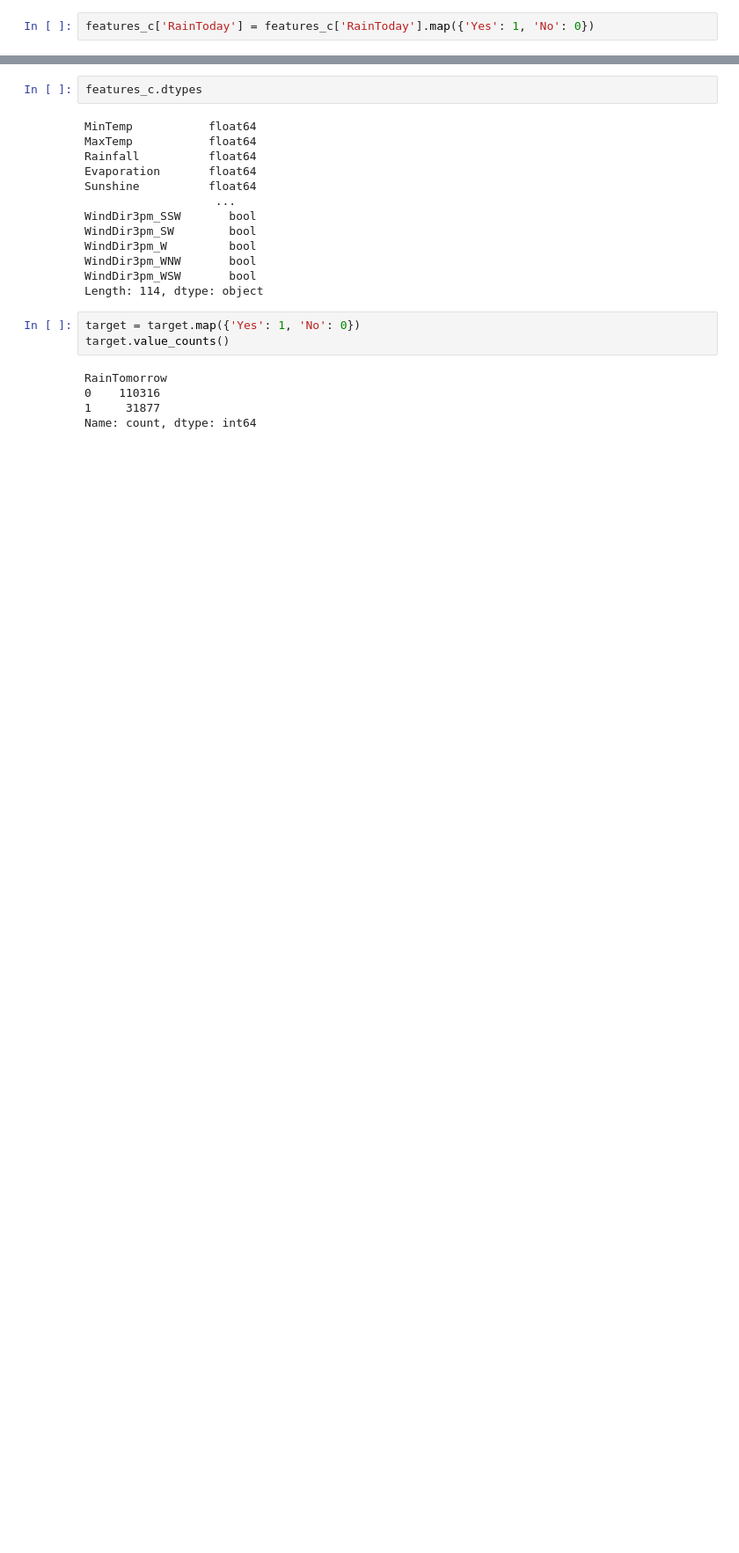
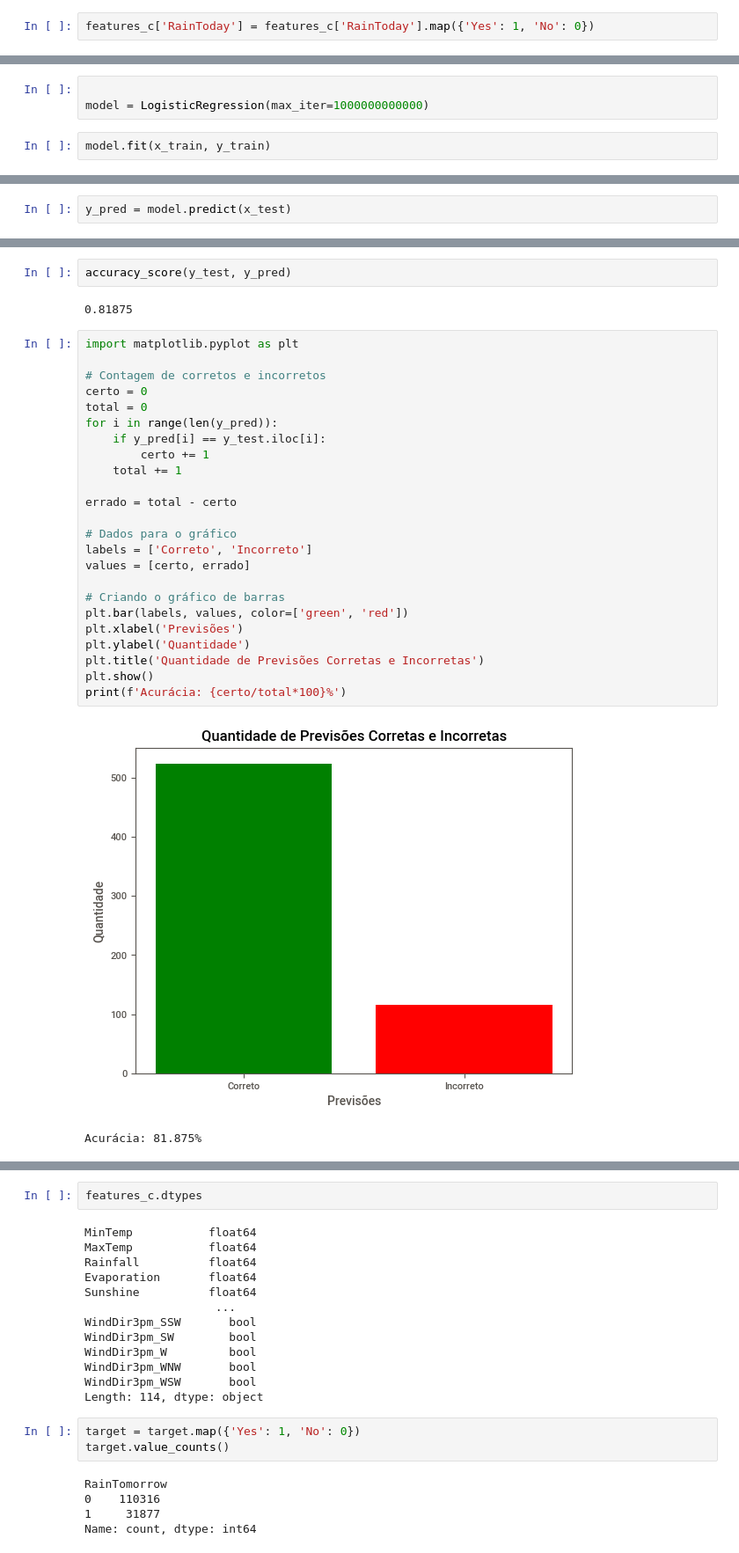
Before and after one commit to HenriqueFBadin/RainInAustraliaAnalysis, a Jupyter notebook: notebook-de-ml.ipynb, the cells around one changed output, grey strips where cells are left out. Shown at 88% size. Saved outputs shown, nothing was run; the diff lists cells and outputs as text; blank space fills up the shorter version.

```diff
--- a/notebook-de-ml.ipynb
+++ b/notebook-de-ml.ipynb
@@ -224,0 +257,5 @@ features_c['RainToday'] = features_c['RainToday'].map({'Yes': 1, 'No': 0})
+# %%
+
+model = LogisticRegression(max_iter=1000000000000)
+# %%
+model.fit(x_train, y_train)
@@ -224,0 +264,2 @@ features_c['RainToday'] = features_c['RainToday'].map({'Yes': 1, 'No': 0})
+# %%
+y_pred = model.predict(x_test)
@@ -225,2 +280,33 @@ features_c['RainToday'] = features_c['RainToday'].map({'Yes': 1, 'No': 0})
+# %%
+accuracy_score(y_test, y_pred)
+# %% [output]
+0.81875
+# %%
+import matplotlib.pyplot as plt
+
+# Contagem de corretos e incorretos
+certo = 0
+total = 0
+for i in range(len(y_pred)):
+    if y_pred[i] == y_test.iloc[i]:
+        certo += 1
+    total += 1
+
+errado = total - certo
+
+# Dados para o gráfico
+labels = ['Correto', 'Incorreto']
+values = [certo, errado]
+
+# Criando o gráfico de barras
+plt.bar(labels, values, color=['green', 'red'])
+plt.xlabel('Previsões')
+plt.ylabel('Quantidade')
+plt.title('Quantidade de Previsões Corretas e Incorretas')
+plt.show()
+print(f'Acurácia: {certo/total*100}%')
+# %% [output]
+[figure, added]
+Acurácia: 81.875%
 # %%
 features_c = pd.get_dummies(features_c, columns=['Location', 'WindGustDir', 'WindDir9am', 'WindDir3pm'], drop_first=True)
```
Also changed, not shown: parts of 17 cells of this notebook.
